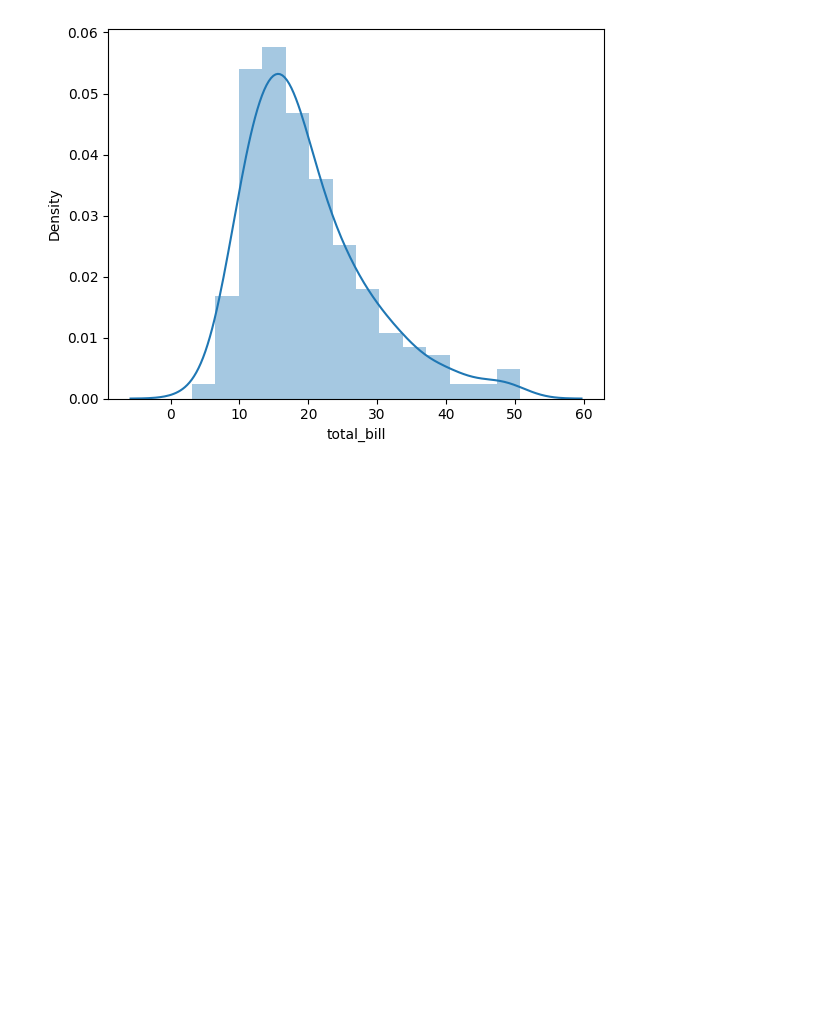
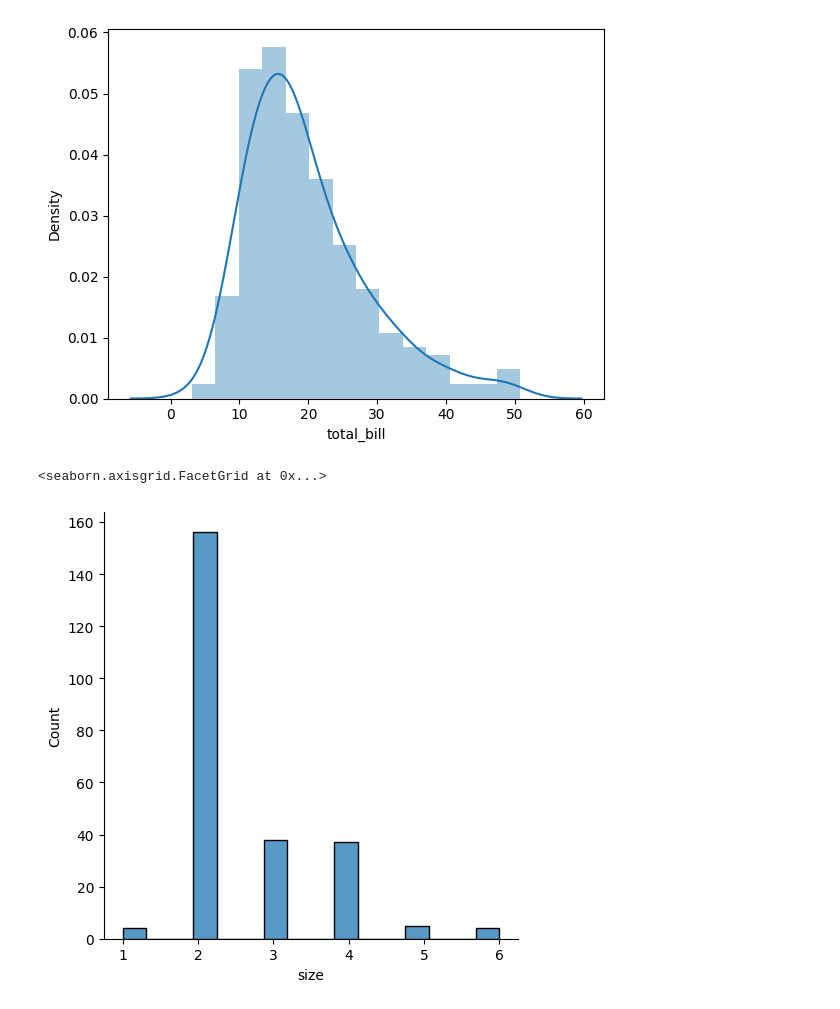
Before and after one commit to sajidhasan2011/Seaborn-library-in-Python, a Jupyter notebook: tips.ipynb, the cells around one changed output. Drawn from its saved outputs; the diff is of its cells as text; code cells hidden in the pictures; blank space fills up the shorter version.

```diff
--- a/tips.ipynb
+++ b/tips.ipynb
@@ -37,3 +37,8 @@ https://gist.github.com/mwaskom/de44147ed2974457ad6372750bbe5751
   sb.distplot(df1["total_bill"])
 <Axes: xlabel='total_bill', ylabel='Density'>
 [figure]
+# %%
+sb.displot(df1["size"])
+# %% [output]
+<seaborn.axisgrid.FacetGrid at 0x...>
+[figure, added]
```
Also changed, not shown: parts of 2 cells of this notebook.
